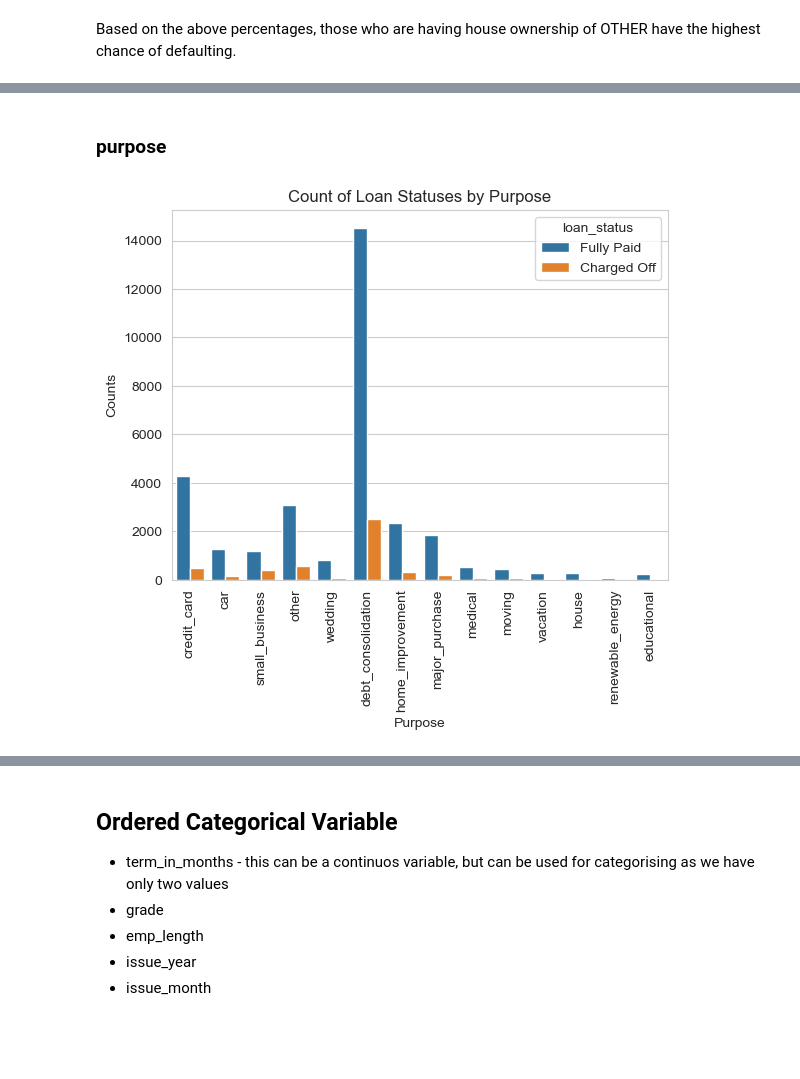
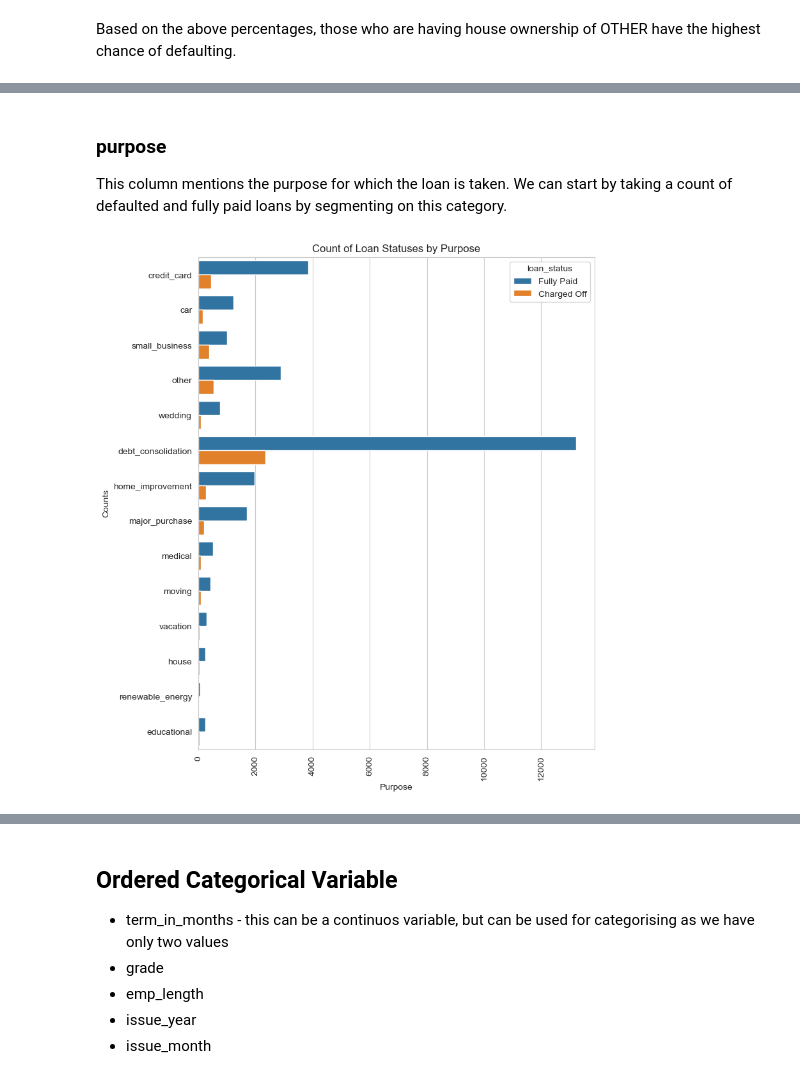
Before and after one commit to ankitkumar1/lending-club-case-study, a Jupyter notebook: LendingClubCaseStudy.ipynb, the cells around one changed output, grey strips where cells are left out. Saved outputs shown, nothing was run; the diff lists cells and outputs as text; code cells hidden in the pictures; blank space fills up the shorter version.

```diff
--- a/LendingClubCaseStudy.ipynb
+++ b/LendingClubCaseStudy.ipynb
@@ -608,0 +702,4 @@ plt.show()
+# %%
+loan_data = drop_outliers(loan_data, 'annual_inc')
+sns.boxplot(data = loan_data, x='annual_inc')
+plt.show()
@@ -608,0 +725,2 @@ plt.show()
+# %%
+loan_data = drop_outliers(loan_data, 'installment')
@@ -608,0 +741,2 @@ plt.show()
+# %%
+loan_data = drop_outliers(loan_data, 'installment')
@@ -608,0 +757,3 @@ plt.show()
+# %%
+loan_data = drop_outliers(loan_data, 'installment')
+sns.boxplot(loan_data, x='installment')
@@ -682,12 +856,15 @@ Based on the above percentages, those who are having house ownership of OTHER ha
 # %% [markdown]
 ### purpose
+
+This column mentions the purpose for which the loan is taken. We can start by taking a count of defaulted and fully paid loans by segmenting on this category.
 # %%
 ### purpose
-sns.countplot(data=loan_data, x='purpose', hue='loan_status')
+plt.figure(figsize=(8, 10))
+sns.countplot(data=loan_data, y='purpose', hue='loan_status', orient='h')
 plt.xticks(rotation=90)
 plt.title('Count of Loan Statuses by Purpose')
 plt.xlabel("Purpose")
 plt.ylabel("Counts")
 plt.show()
 # %% [output]
-[figure, old version]
+[figure, new version]
```
Also changed, not shown: parts of 164 cells of this notebook.
